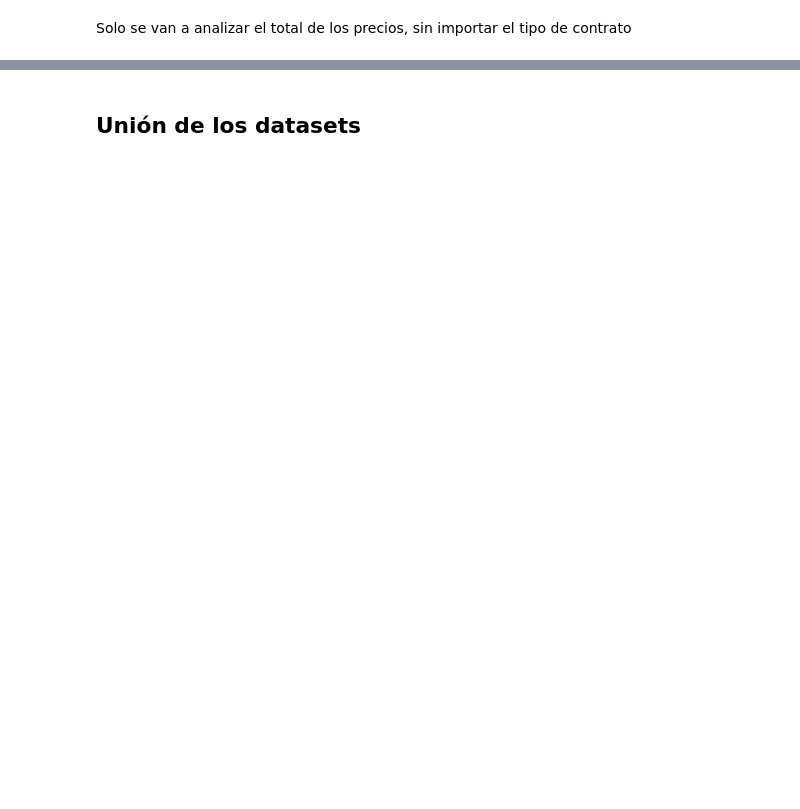
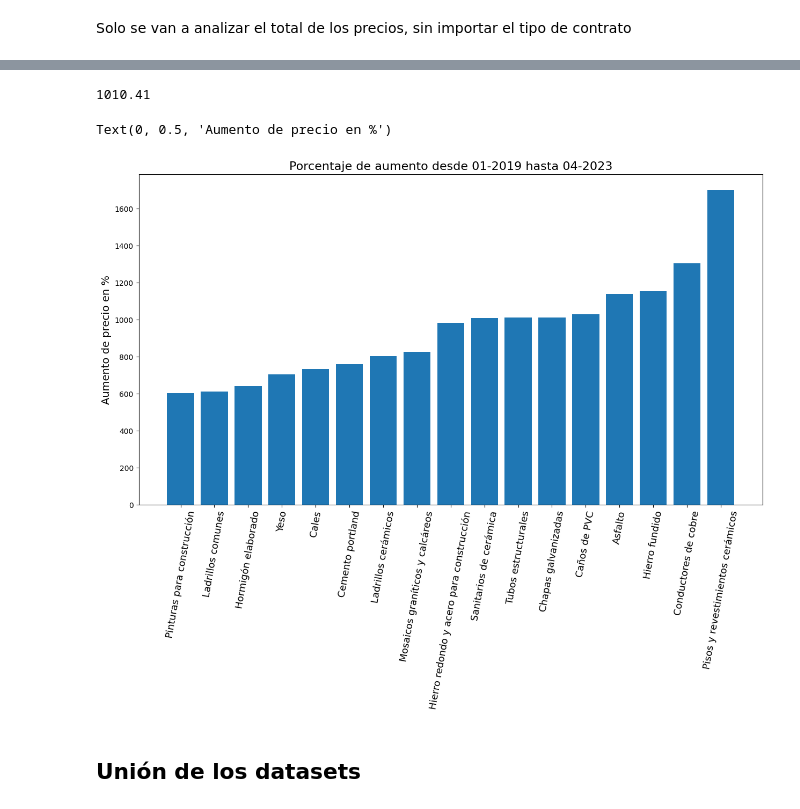
Before and after one commit to Isaiasgaray/fundamentos_final, a Jupyter notebook: TP_Final.ipynb, the cells around one changed output, grey strips where cells are left out. Drawn from its saved outputs; the diff is of its cells as text; code cells hidden in the pictures; blank space fills up the shorter version.

```diff
--- a/TP_Final.ipynb
+++ b/TP_Final.ipynb
@@ -36,2 +88,55 @@ NameError: name 'precios_gas' is not defined
+# %%
+precios_materiales['indice_tiempo'] = \
+    precios_materiales.anio + '-' + precios_materiales.mes.str.zfill(2)
+# %%
+round(
+(precios_materiales[precios_materiales.id_rubro == 5].indice.max() - \
+precios_materiales[precios_materiales.id_rubro == 5].indice.min()) / \
+precios_materiales[precios_materiales.id_rubro == 5].indice.min() * 100,
+    2)
+# %% [output]
+1010.41
+# %%
+id_rubros = precios_materiales.id_rubro.unique()
+# %%
+porcentajes = list()
+
+for rubro in id_rubros:
+    precio_inicial = \
+        precios_materiales[precios_materiales.id_rubro == rubro].iloc[0].indice
+
+    precio_final = \
+        precios_materiales[precios_materiales.id_rubro == rubro].iloc[-1].indice
+
+    nombre_material = \
+        precios_materiales[precios_materiales.id_rubro == rubro].iloc[0].rubro
+
+    rango = precio_final - precio_inicial
+
+    porcentajes.append((nombre_material, round((rango / precio_inicial) * 100, 2)))
+# %%
+porcentajes.sort(key=lambda tupla: tupla[1])
+# %%
+plt.figure(figsize=(15, 8))
+
+plt.bar(
+    [tupla[0] for tupla in porcentajes],
+    [tupla[1] for tupla in porcentajes]
+)
+
+plt.xticks(
+    rotation=80,
+    fontsize=13
+)
+
+plt.title(
+    'Porcentaje de aumento desde 01-2019 hasta 04-2023',
+    fontsize=16
+)
+
+plt.ylabel('Aumento de precio en %', fontsize=14)
+# %% [output]
+Text(0, 0.5, 'Aumento de precio en %')
+[figure, added]
 # %% [markdown]
 ## Unión de los datasets
```
Also changed, not shown: parts of 16 cells of this notebook.
